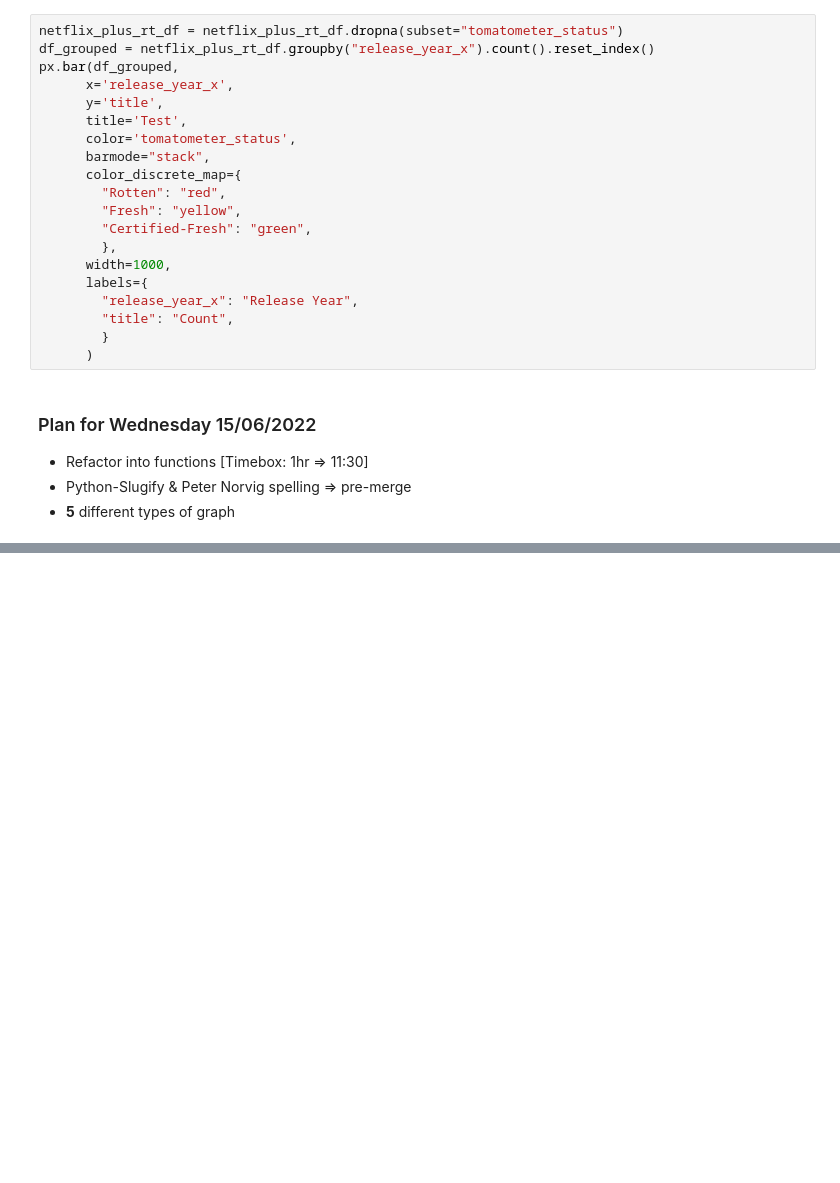
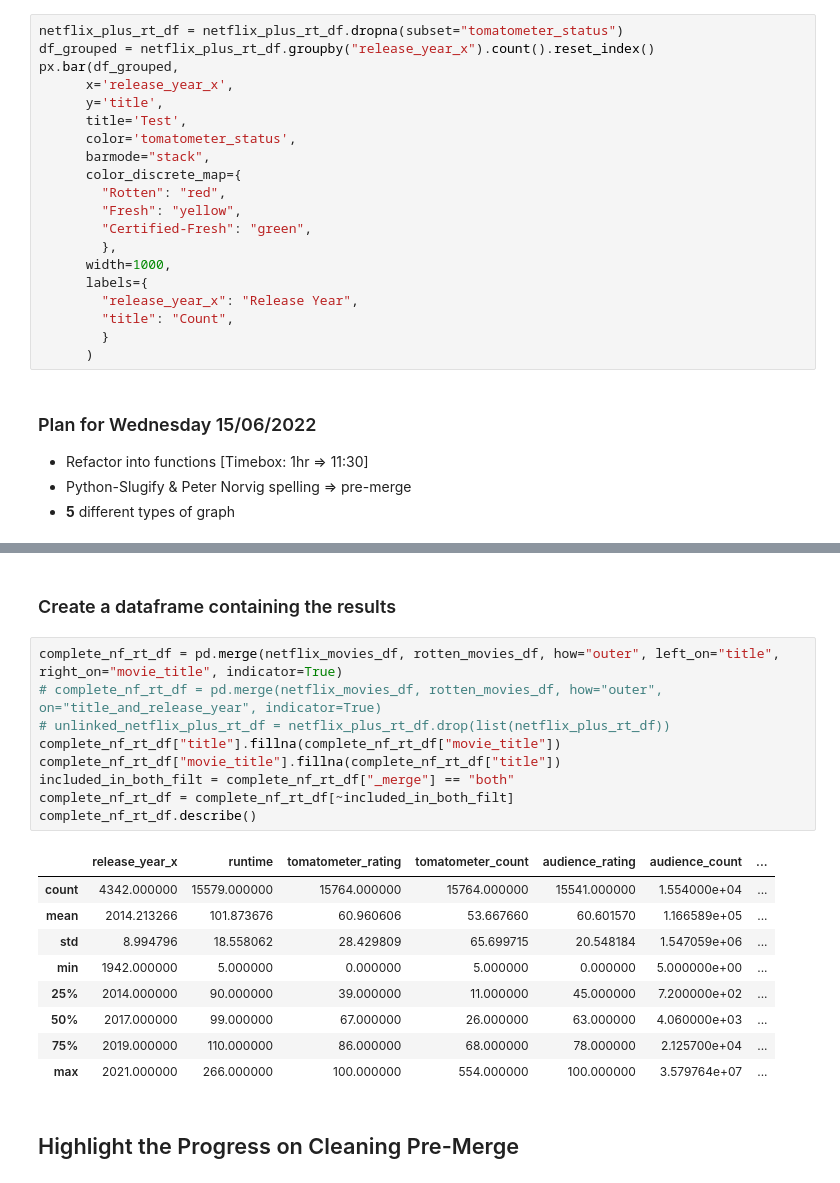
Before and after one commit to PKilgarriff/netflix-analysis, a Jupyter notebook: netflix_rotten_tomatoes.ipynb, the cells around one changed output, grey strips where cells are left out. Saved outputs shown, nothing was run; the diff lists cells and outputs as text; blank space fills up the shorter version.

```diff
--- a/netflix_rotten_tomatoes.ipynb
+++ b/netflix_rotten_tomatoes.ipynb
@@ -148,0 +200,23 @@ SyntaxError: invalid syntax (1702171434.py, line 1)
+# %% [markdown]
+### Create a dataframe containing the results
+# %%
+complete_nf_rt_df = pd.merge(netflix_movies_df, rotten_movies_df, how="outer", left_on="title", right_on="movie_title", indicator=True)
+# complete_nf_rt_df = pd.merge(netflix_movies_df, rotten_movies_df, how="outer", on="title_and_release_year", indicator=True)
+# unlinked_netflix_plus_rt_df = netflix_plus_rt_df.drop(list(netflix_plus_rt_df))
+complete_nf_rt_df["title"].fillna(complete_nf_rt_df["movie_title"])
+complete_nf_rt_df["movie_title"].fillna(complete_nf_rt_df["title"])
+included_in_both_filt = complete_nf_rt_df["_merge"] == "both"
+complete_nf_rt_df = complete_nf_rt_df[~included_in_both_filt]
+complete_nf_rt_df.describe()
+# %% [output]
+|  | release_year_x | runtime | tomatometer_rating | tomatometer_count | audience_rating | audience_count | ... |
+| count | 4342.000000 | 15579.000000 | 15764.000000 | 15764.000000 | 15541.000000 | 1.554000e+04 | ... |
+| mean | 2014.213266 | 101.873676 | 60.960606 | 53.667660 | 60.601570 | 1.166589e+05 | ... |
+| std | 8.994796 | 18.558062 | 28.429809 | 65.699715 | 20.548184 | 1.547059e+06 | ... |
+| min | 1942.000000 | 5.000000 | 0.000000 | 5.000000 | 0.000000 | 5.000000e+00 | ... |
+| 25% | 2014.000000 | 90.000000 | 39.000000 | 11.000000 | 45.000000 | 7.200000e+02 | ... |
+| 50% | 2017.000000 | 99.000000 | 67.000000 | 26.000000 | 63.000000 | 4.060000e+03 | ... |
+| 75% | 2019.000000 | 110.000000 | 86.000000 | 68.000000 | 78.000000 | 2.125700e+04 | ... |
+| max | 2021.000000 | 266.000000 | 100.000000 | 554.000000 | 100.000000 | 3.579764e+07 | ... |
+# %% [markdown]
+## Highlight the Progress on Cleaning Pre-Merge
```
Also changed, not shown: parts of 7 cells of this notebook, 1 other file.
